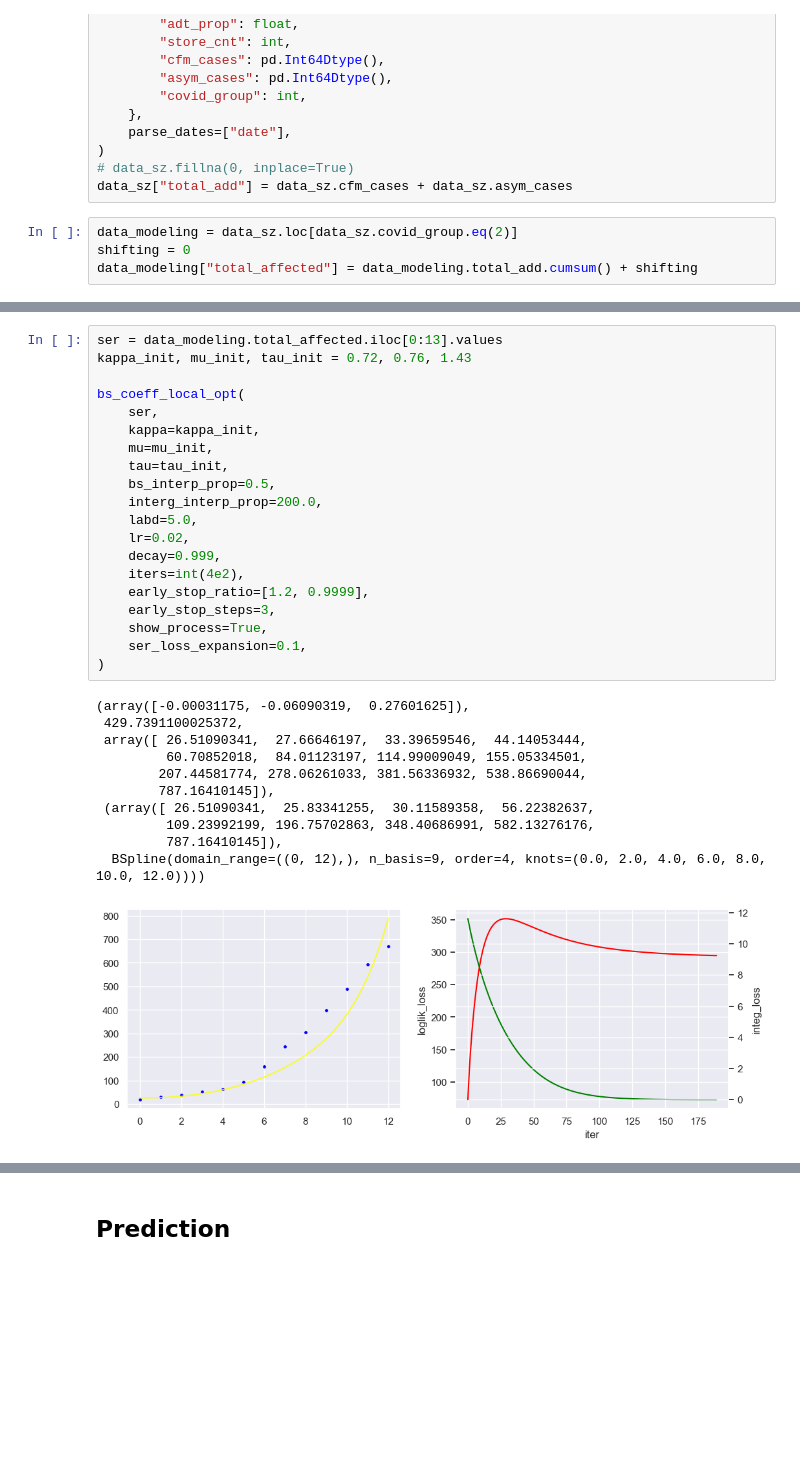
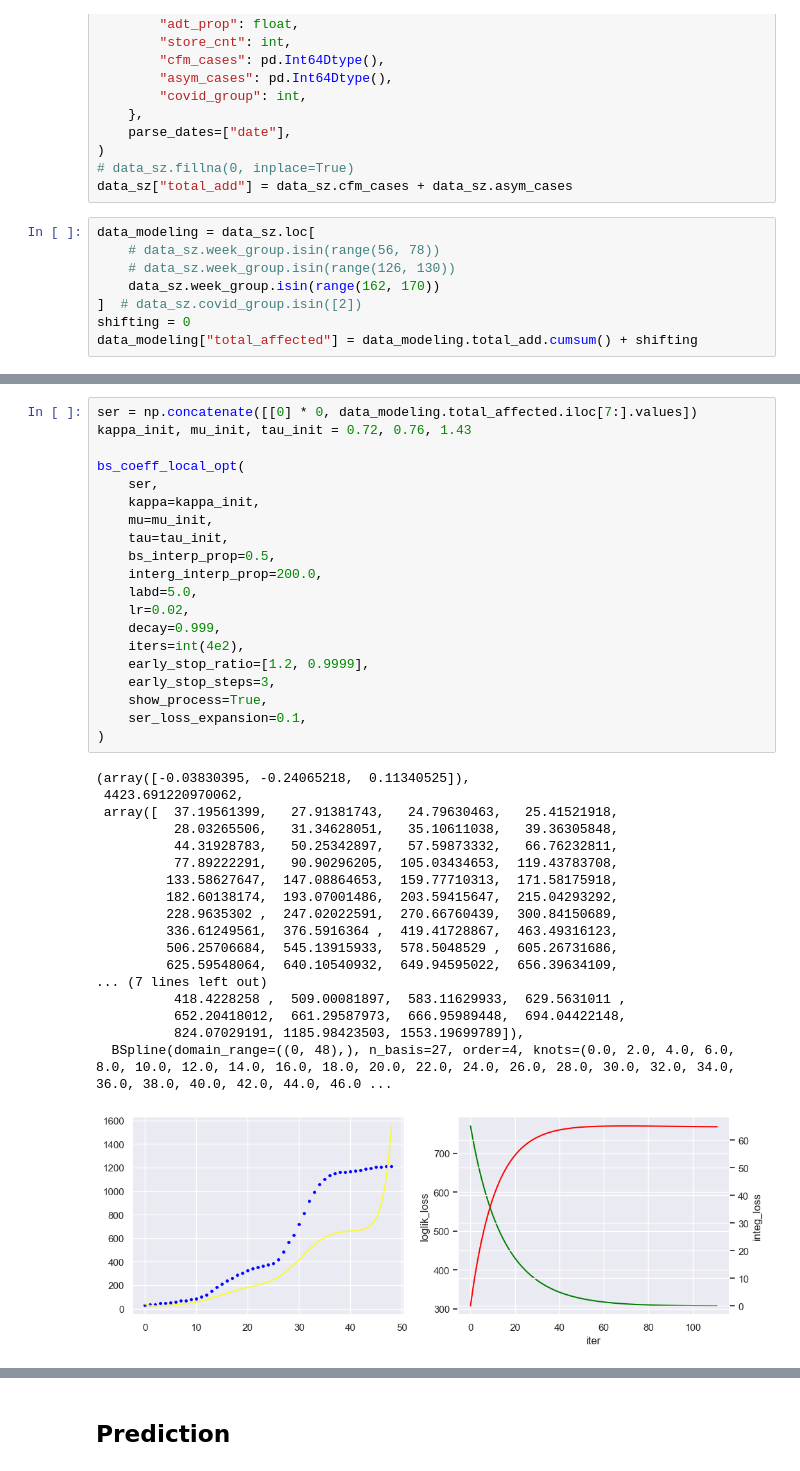
Before and after one commit to ChenZhouUC/Covid19_Modeling, a Jupyter notebook: scripts/covid19.ipynb, the cells around one changed output, grey strips where cells are left out. Drawn from its saved outputs; the diff is of its cells as text; blank space fills up the shorter version.

```diff
--- a/scripts/covid19.ipynb
+++ b/scripts/covid19.ipynb
@@ -207,7 +209,11 @@ data_sz = pd.read_csv(
 # data_sz.fillna(0, inplace=True)
 data_sz["total_add"] = data_sz.cfm_cases + data_sz.asym_cases
 # %%
-data_modeling = data_sz.loc[data_sz.covid_group.eq(2)]
+data_modeling = data_sz.loc[
+    # data_sz.week_group.isin(range(56, 78))
+    # data_sz.week_group.isin(range(126, 130))
+    data_sz.week_group.isin(range(162, 170))
+]  # data_sz.covid_group.isin([2])
 shifting = 0
 data_modeling["total_affected"] = data_modeling.total_add.cumsum() + shifting
 # %%
@@ -233,32 +239,39 @@ data_modeling
 # %%
-ser = data_modeling.total_affected.iloc[0:13].values
+ser = np.concatenate([[0] * 0, data_modeling.total_affected.iloc[7:].values])
 kappa_init, mu_init, tau_init = 0.72, 0.76, 1.43
 
 bs_coeff_local_opt(
     ser,
     kappa=kappa_init,
     mu=mu_init,
     tau=tau_init,
     bs_interp_prop=0.5,
     interg_interp_prop=200.0,
     labd=5.0,
     lr=0.02,
     decay=0.999,
     iters=int(4e2),
     early_stop_ratio=[1.2, 0.9999],
     early_stop_steps=3,
     show_process=True,
     ser_loss_expansion=0.1,
 )
 # %% [output]
-(array([-0.00031175, -0.06090319,  0.27601625]),
- 429.7391100025372,
- array([ 26.51090341,  27.66646197,  33.39659546,  44.14053444,
-         60.70852018,  84.01123197, 114.99009049, 155.05334501,
-        207.44581774, 278.06261033, 381.56336932, 538.86690044,
-        787.16410145]),
- (array([ 26.51090341,  25.83341255,  30.11589358,  56.22382637,
-         109.23992199, 196.75702863, 348.40686991, 582.13276176,
-         787.16410145]),
-  BSpline(domain_range=((0, 12),), n_basis=9, order=4, knots=(0.0, 2.0, 4.0, 6.0, 8.0, 10.0, 12.0))))
+(array([-0.03830395, -0.24065218,  0.11340525]),
+ 4423.691220970062,
+ array([  37.19561399,   27.91381743,   24.79630463,   25.41521918,
+          28.03265506,   31.34628051,   35.10611038,   39.36305848,
+          44.31928783,   50.25342897,   57.59873332,   66.76232811,
+          77.89222291,   90.90296205,  105.03434653,  119.43783708,
+         133.58627647,  147.08864653,  159.77710313,  171.58175918,
+         182.60138174,  193.07001486,  203.59415647,  215.04293292,
+         228.9635302 ,  247.02022591,  270.66760439,  300.84150689,
+         336.61249561,  376.5916364 ,  419.41728867,  463.49316123,
+         506.25706684,  545.13915933,  578.5048529 ,  605.26731686,
+         625.59548064,  640.10540932,  649.94595022,  656.39634109,
+... (7 lines left out)
+          418.4228258 ,  509.00081897,  583.11629933,  629.5631011 ,
+          652.20418012,  661.29587973,  666.95989448,  694.04422148,
+          824.07029191, 1185.98423503, 1553.19699789]),
+  BSpline(domain_range=((0, 48),), n_basis=27, order=4, knots=(0.0, 2.0, 4.0, 6.0, 8.0, 10.0, 12.0, 14.0, 16.0, 18.0, 20.0, 22.0, 24.0, 26.0, 28.0, 30.0, 32.0, 34.0, 36.0, 38.0, 40.0, 42.0, 44.0, 46.0 ...
-[figure, old version]
+[figure, new version]
```
Also changed, not shown: parts of 10 cells of this notebook.
